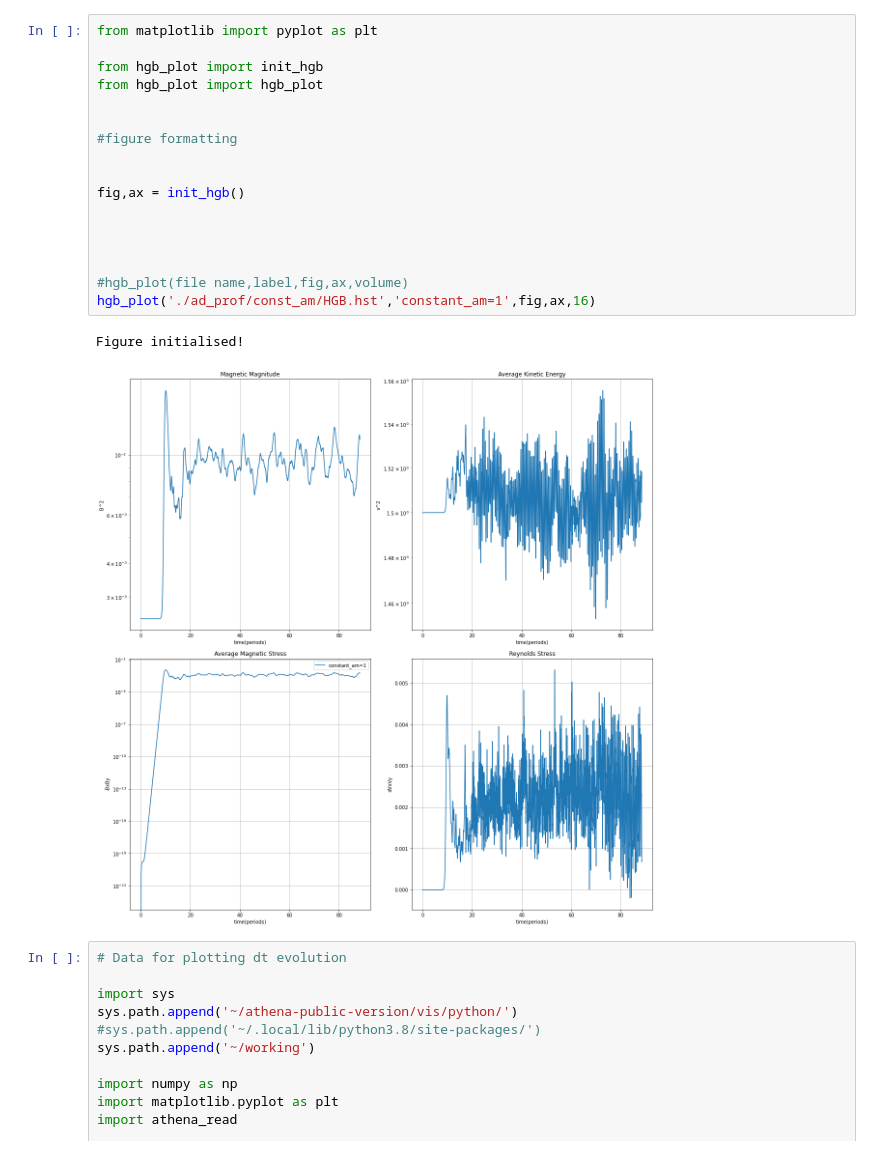
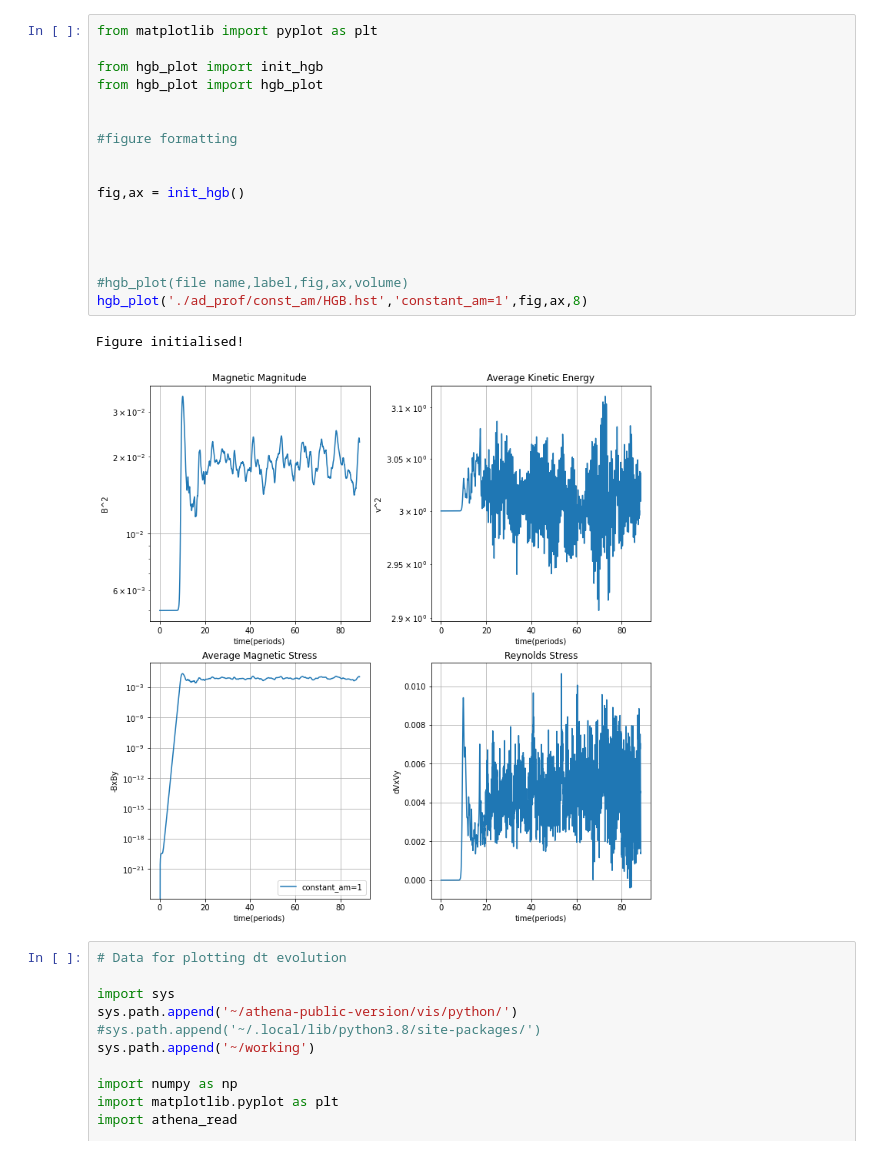
Before and after one commit to asmohov/ppd, a Jupyter notebook: hgb_plot_tester.ipynb, the cells around one changed output. Saved outputs shown, nothing was run; the diff lists cells and outputs as text.

```diff
--- a/hgb_plot_tester.ipynb
+++ b/hgb_plot_tester.ipynb
@@ -1,23 +1,23 @@
 # %%
 from matplotlib import pyplot as plt
 
 from hgb_plot import init_hgb
 from hgb_plot import hgb_plot
 
 
 #figure formatting
 
 
 fig,ax = init_hgb()
 
 
 
 
 #hgb_plot(file name,label,fig,ax,volume)
-hgb_plot('./ad_prof/const_am/HGB.hst','constant_am=1',fig,ax,16)
+hgb_plot('./ad_prof/const_am/HGB.hst','constant_am=1',fig,ax,8)
 # %% [output]
 Figure initialised!
-[figure, old version]
+[figure, new version]
 # %%
 # Data for plotting dt evolution
 
```
Also changed, not shown: parts of 1 cell of this notebook, 13 other files.
